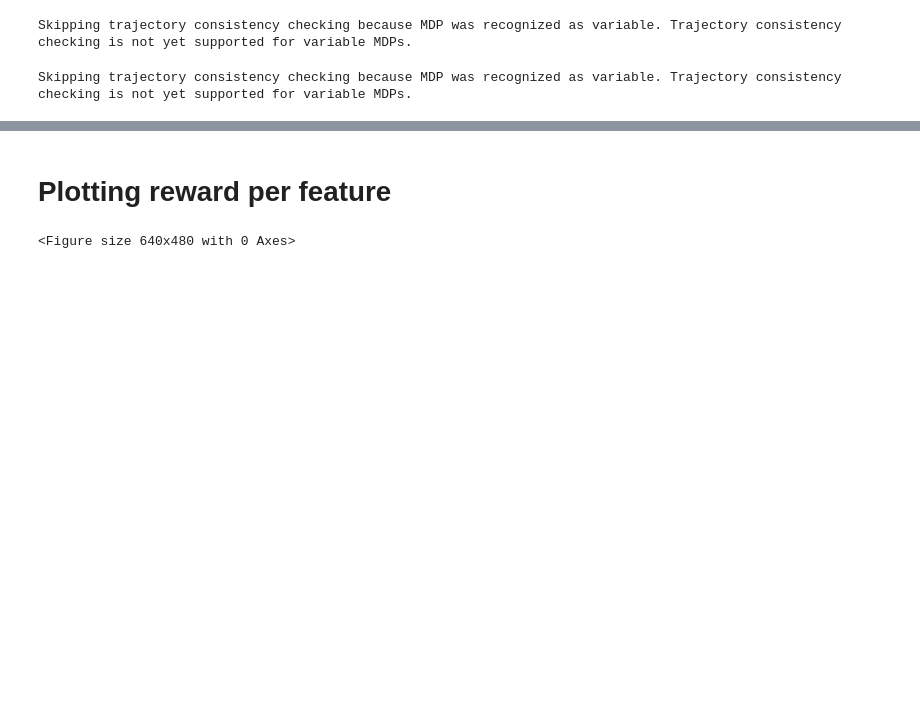
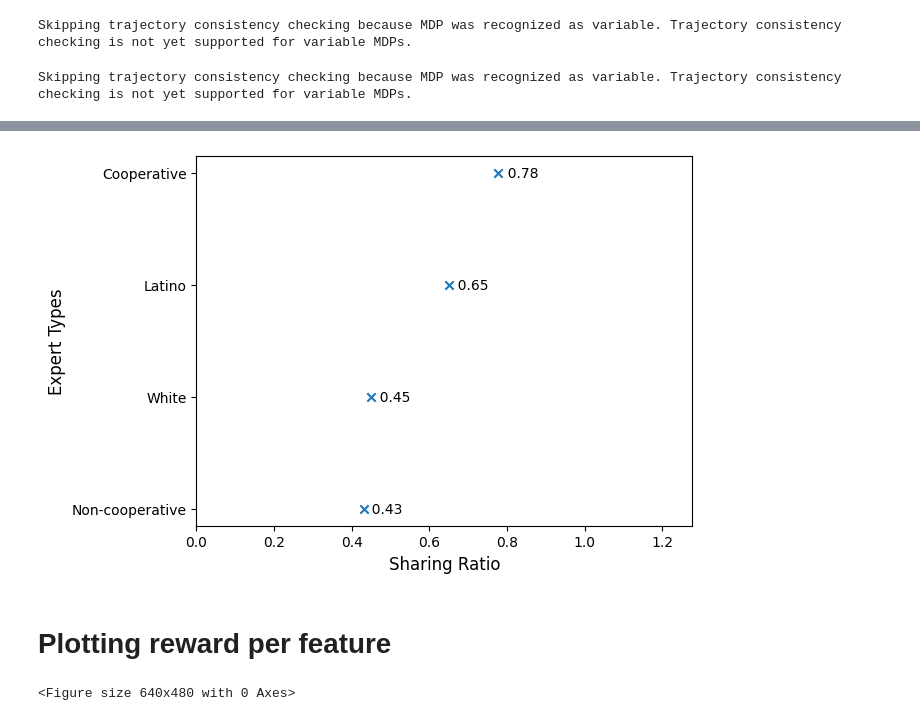
Before and after one commit to JasmineLi-805/moral-ai-irl, a Jupyter notebook: human_aware_rl_master/human_aware_rl/irl/evaluate_feature_reward.ipynb, the cells around one changed output, grey strips where cells are left out. Cells and saved outputs as stored; diff of their text form; code cells hidden in the pictures; blank space fills up the shorter version.

```diff
--- a/human_aware_rl_master/human_aware_rl/irl/evaluate_feature_reward.ipynb
+++ b/human_aware_rl_master/human_aware_rl/irl/evaluate_feature_reward.ipynb
@@ -184,3 +173,33 @@ plt.show()
+# %%
+
+# Create figure and axes
+fig, ax = plt.subplots()
+
+# Calculate the y-positions for the scatter points
+y = np.arange(len(values))
+
+# Create the horizontal scatter plot
+ax.scatter(values, y, marker='x')
+
+# Label each dot with its value
+for i, value in enumerate(bar_values):
+    ax.text(value, y[i], f'  {value}', va='center', fontsize=10)
+
+# Set x-axis range
+plt.xlim(0, max(values) + 0.5)
+
+# Set x-axis label
+plt.xlabel('Sharing Ratio', fontsize=12)
+plt.ylabel('Expert Types', fontsize=12)
+
+# Set y-axis labels
+ax.set_yticks(y)
+ax.set_yticklabels(labels)
+
+# Display the graph
+plt.show()
+# %% [output]
+[figure, added]
 # %% [markdown]
 # Plotting reward per feature
 # %%
```
Also changed, not shown: parts of 11 cells of this notebook, 12 other files.
